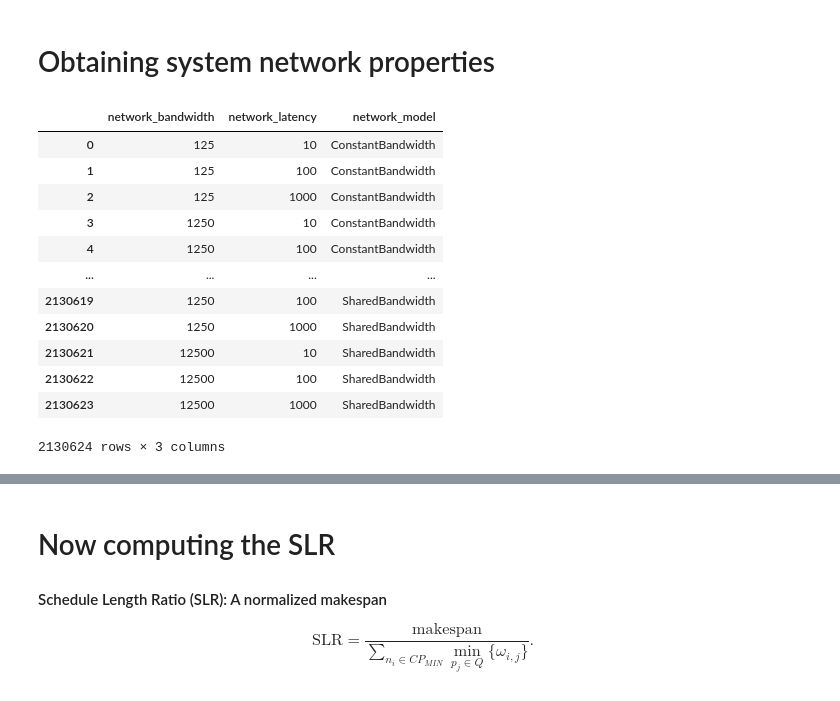
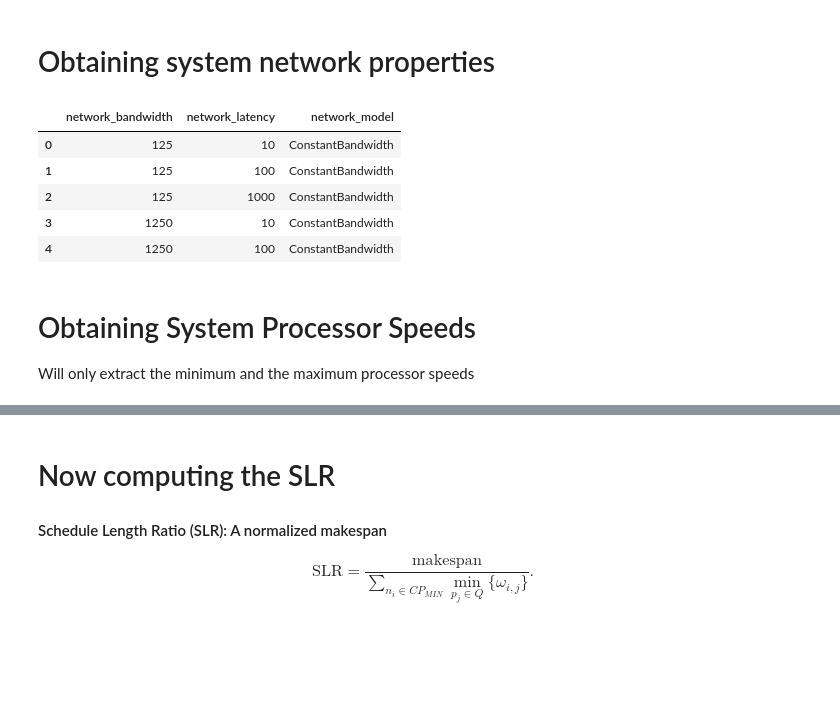
Before and after one commit to jisanos/dslab, a Jupyter notebook: dytas-benchmark/dytas-comparisons/analysis/pre-process-results.ipynb, the cells around one changed output, grey strips where cells are left out. Drawn from its saved outputs; the diff is of its cells as text; code cells hidden in the pictures; blank space fills up the shorter version.

```diff
--- a/dytas-benchmark/dytas-comparisons/analysis/pre-process-results.ipynb
+++ b/dytas-benchmark/dytas-comparisons/analysis/pre-process-results.ipynb
@@ -219,0 +232,2 @@ df.dag_density.max()
+# %%
+dag_stats_cached = load_dag_stats(df.dag_path.unique())
@@ -219,0 +254,13 @@ df.dag_density.max()
+# %%
+def get_main_stats(x):
+    dag_stats = dag_stats_cached[x]
+
+    return [dag_stats["total_comp_size"],
+            dag_stats["total_transfers_size"],
+           dag_stats["depth"],
+            dag_stats["width"],
+            dag_stats["parallelism_degree"],
+            dag_stats["critical_path_size"]
+           ]
+
+dag_stats = pd.Series(df["dag_path"].map(get_main_stats))
@@ -219,0 +282,7 @@ df.dag_density.max()
+# %%
+df["dag_total_comp_size"] = dag_stats.apply(lambda x: x[0])
+df["dag_total_transfers_size"] = dag_stats.apply(lambda x: x[1])
+df["dag_depth"] = dag_stats.apply(lambda x: x[2])
+df["dag_width"] = dag_stats.apply(lambda x: x[3])
+df["dag_parallelism_degree"] = dag_stats.apply(lambda x: x[4])
+df["dag_critical_path_size"] = dag_stats.apply(lambda x: x[5])
@@ -220,3 +297,10 @@ df.dag_density.max()
+# %%
+# This old method is after the DAG has been scheduled, which means it isn't
+# ain inherent DAG property
+# df["CCR"] = df["run_stats.total_network_time"] / df["run_stats.total_task_time"]
+
+# This way of measuring it assures it is a property inherent of each DAG
+df["CCR"] = df["dag_total_transfers_size"] / df["dag_total_comp_size"]
 # %% [markdown]
 # Calculating Speedup
 Sequential execution time to parallel execution time.
@@ -376,18 +446,14 @@ df[network_cols] = df["system_path"].apply(
     )
 )
 # %%
-df[network_cols]
+df[network_cols].head()
 # %% [output]
 |  | network_bandwidth | network_latency | network_model |
 | 0 | 125 | 10 | ConstantBandwidth |
 | 1 | 125 | 100 | ConstantBandwidth |
 | 2 | 125 | 1000 | ConstantBandwidth |
 | 3 | 1250 | 10 | ConstantBandwidth |
 | 4 | 1250 | 100 | ConstantBandwidth |
-| ... | ... | ... | ... |
-| 2130619 | 1250 | 100 | SharedBandwidth |
-| 2130620 | 1250 | 1000 | SharedBandwidth |
-| 2130621 | 12500 | 10 | SharedBandwidth |
-| 2130622 | 12500 | 100 | SharedBandwidth |
-| 2130623 | 12500 | 1000 | SharedBandwidth |
-2130624 rows × 3 columns
+# %% [markdown]
+# Obtaining System Processor Speeds
+Will only extract the minimum and the maximum processor speeds
```
Also changed, not shown: parts of 30 cells of this notebook, 3 other files.
